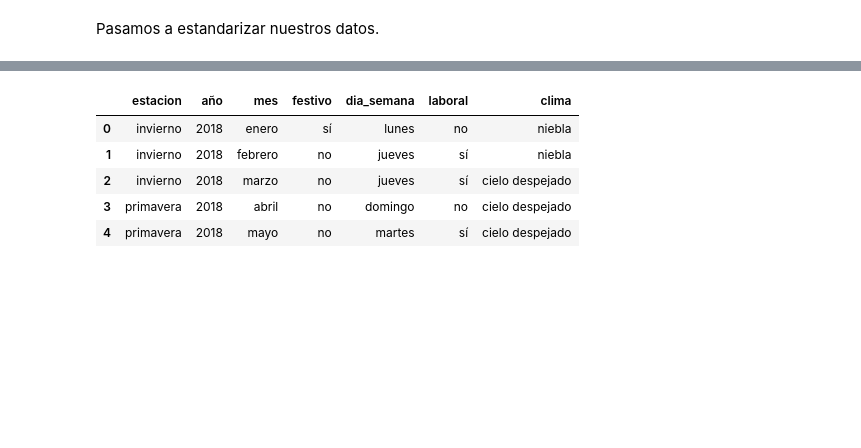
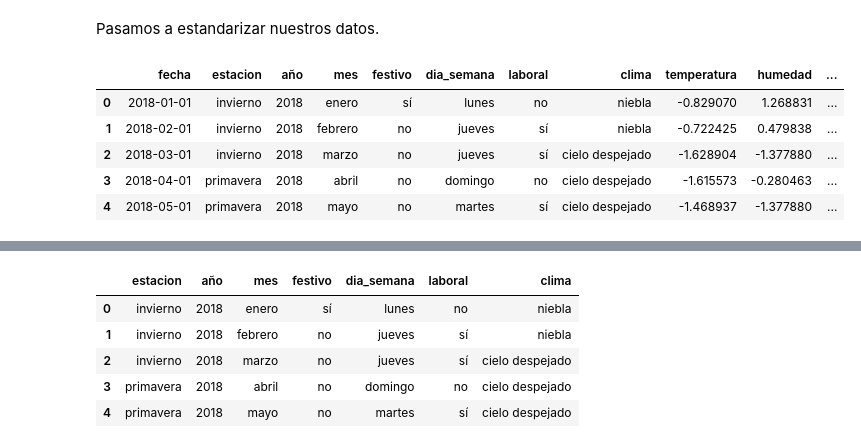
Before and after one commit to CrisSangrador/proyecto-alquiler-bicicletas, a Jupyter notebook: procesados_casual.ipynb, the cells around one changed output, grey strips where cells are left out. Saved outputs shown, nothing was run; the diff lists cells and outputs as text; code cells hidden in the pictures; blank space fills up the shorter version.

Commit message:
modificando scaler

```diff
--- a/procesados_casual.ipynb
+++ b/procesados_casual.ipynb
@@ -55,4 +56,19 @@ Después de intentar normalizar con varios métodos, el que mejor resultado nos
 Pasamos a estandarizar nuestros datos.
 # %%
 #eliminamos la columna respuesta
-df_estand = df.select_dtypes(include = np.number).drop(["casual", "casual_box"], axis = 1)
+df_estand = df.select_dtypes(include = np.number).drop(["casual", "casual_box", "viento"], axis = 1)
+# %%
+scaler = StandardScaler()
+# %%
+X_escaladas = pd.DataFrame(scaler.fit_transform(df_estand), columns = df_estand.columns)
+# %%
+df[X_escaladas.columns] = X_escaladas
+# %%
+df.head()
+# %% [output]
+|  | fecha | estacion | año | mes | festivo | dia_semana | laboral | clima | temperatura | humedad | ... |
+| 0 | 2018-01-01 | invierno | 2018 | enero | sí | lunes | no | niebla | -0.829070 | 1.268831 | ... |
+| 1 | 2018-02-01 | invierno | 2018 | febrero | no | jueves | sí | niebla | -0.722425 | 0.479838 | ... |
+| 2 | 2018-03-01 | invierno | 2018 | marzo | no | jueves | sí | cielo despejado | -1.628904 | -1.377880 | ... |
+| 3 | 2018-04-01 | primavera | 2018 | abril | no | domingo | no | cielo despejado | -1.615573 | -0.280463 | ... |
+| 4 | 2018-05-01 | primavera | 2018 | mayo | no | martes | sí | cielo despejado | -1.468937 | -1.377880 | ... |
```
Also changed, not shown: parts of 12 cells of this notebook, 4 other files.
